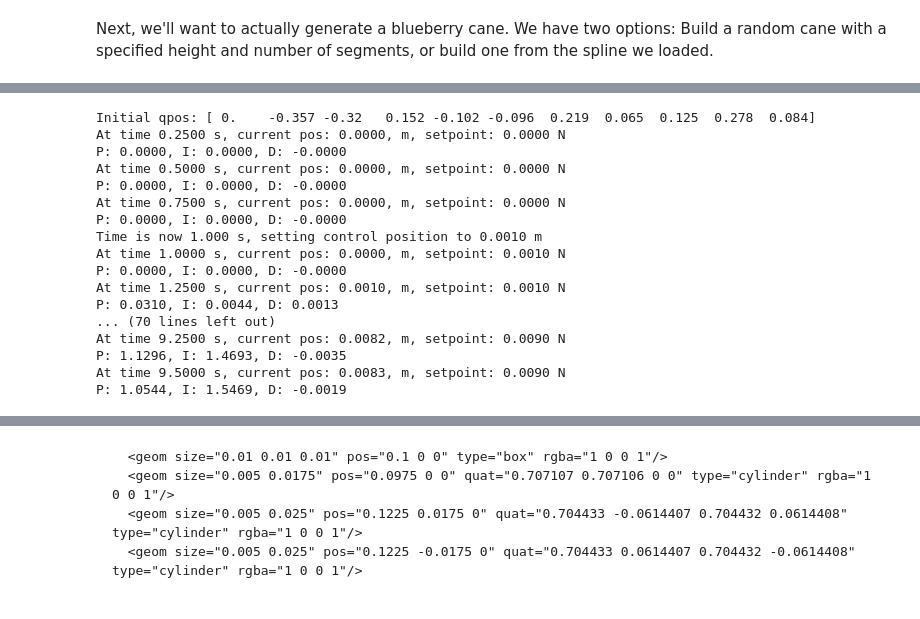
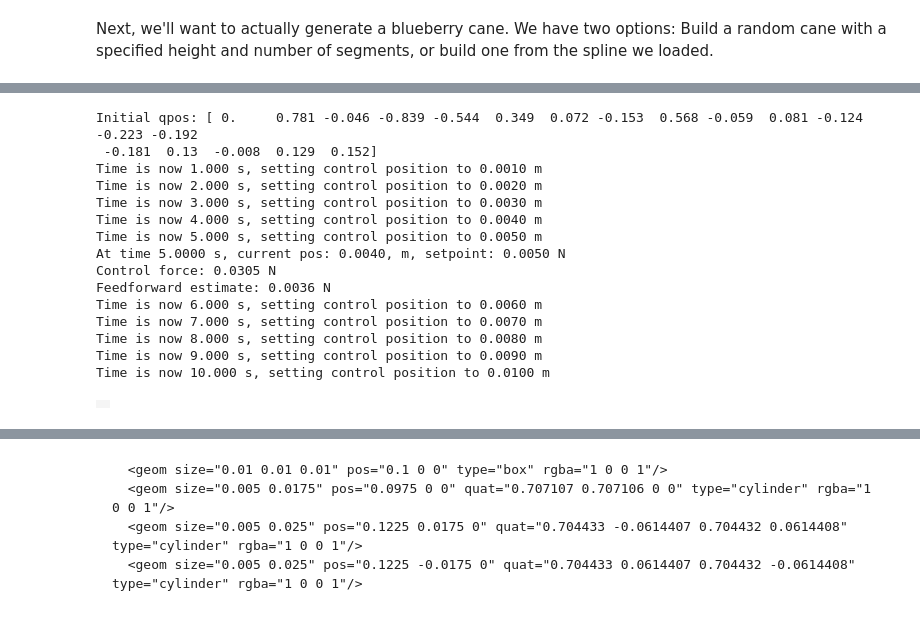
Before and after one commit to Intelligent-Machines-and-Materials-Lab/MuJoCoBlueberryModeling, a Jupyter notebook: src/branchSim.ipynb, the cells around one changed output, grey strips where cells are left out. Saved outputs shown, nothing was run; the diff lists cells and outputs as text; code cells hidden in the pictures.

```diff
--- a/src/branchSim.ipynb
+++ b/src/branchSim.ipynb
@@ -467,7 +503,7 @@ with open('../urdf/branch_base.xml', 'r') as f:
 
 editor = CaneEditor(branch_xml)
 USING_PROBE = True
-PROBE_HEIGHT = 0.42
+PROBE_HEIGHT = 0.6
 # %%
 # 2a. Run this one for a randomly generated cane.
 # NUM_SEGMENTS = 2
@@ -548,7 +584,7 @@ FRAMERATE = 60      # Frames per second for rendering
 # data.qpos[0] = init_probe_x  # set the initial position of the probe
 # init_probe_pos = contact_qpos[0]
 
-pid = PID(Kp=1500,Ki=100, Kd=50, output_limits=(-10, 50)) # with a feedforward controller
+pid = PID(Kp=3000,Ki=500, Kd=350, output_limits=(-10, 50)) # with a feedforward controller
 # pid = PID(Kp=150,Ki=20, Kd=10, output_limits=(-10, 50)) # without a feedforward controller
 
 # simulation-specific settings
@@ -563,7 +599,7 @@ datacap_rate = 100 # Hz
 CTRL_POS = 0 # 1 mm
 pid.setpoint = 0
 CTRL_POS_UPDATE_RATE = 1 # s
-CTRL_PRINT_UPDATE_RATE = 0.25 # s
+CTRL_PRINT_UPDATE_RATE = 5 # s
 
 # variables to put data into lists for later plotting
 timevals = []
@@ -598,7 +634,8 @@ with mujoco.Renderer(model, width=640, height=480) as renderer:
     if time_since_last_print_update >= CTRL_PRINT_UPDATE_RATE:
       time_since_last_print_update = 0.0
       print(f"At time {data.time:.4f} s, current pos: {current_position:.4f}, m, setpoint: {pid.setpoint:.4f} N")
-      print(f"P: {pid._proportional:.4f}, I: {pid._integral:.4f}, D: {pid._derivative:.4f}")
+      # print(f"P: {pid._proportional:.4f}, I: {pid._integral:.4f}, D: {pid._derivative:.4f}")
+      print(f"Control force: {ctrl_force:.4f} N")
       print(f"Feedforward estimate: {feedforward_cont:.4f} N")
 
     # step the simulation
@@ -627,49 +664,48 @@ with mujoco.Renderer(model, width=640, height=480) as renderer:
             # Get the body names
             body1 = model.body(body1_id).name
             body2 = model.body(body2_id).name
             # Check if this contact includes the probe_link
             if "probe_link" in [body1, body2]:
                 # Get the contact force (6D: [fx, fy, fz, tx, ty, tz])
                 force = np.zeros(6)
                 mujoco.mj_contactForce(model, data, i, force)
                 # Rotate the force into the world frame from the contact frame
                 R = np.array(contact.frame).reshape(3,3)
                 force_world = R @ force[:3]
                 # Add the x-component (force[0]) in the contact frame
                 x_force += force_world[0]
         contact_x_forces.append(x_force)
       else:
         contact_x_forces.append(0.0)
 
     # -- frame rendering --
     if len(frames_stepped) < data.time*FRAMERATE:
       renderer.update_scene(data)
       pixels = renderer.render()
       frames_stepped.append(pixels)
 
     time_since_last_ctrl_update += model.opt.timestep
     time_since_last_print_update += model.opt.timestep
 
 # frames = frames_preprocess + frames_stepped
 media.show_video(frames_stepped, fps=FRAMERATE)
 # %% [output]
-Initial qpos: [ 0.    -0.357 -0.32   0.152 -0.102 -0.096  0.219  0.065  0.125  0.278  0.084]
-At time 0.2500 s, current pos: 0.0000, m, setpoint: 0.0000 N
-P: 0.0000, I: 0.0000, D: -0.0000
-At time 0.5000 s, current pos: 0.0000, m, setpoint: 0.0000 N
-P: 0.0000, I: 0.0000, D: -0.0000
-At time 0.7500 s, current pos: 0.0000, m, setpoint: 0.0000 N
-P: 0.0000, I: 0.0000, D: -0.0000
+Initial qpos: [ 0.     0.781 -0.046 -0.839 -0.544  0.349  0.072 -0.153  0.568 -0.059  0.081 -0.124 -0.223 -0.192
+ -0.181  0.13  -0.008  0.129  0.152]
 Time is now 1.000 s, setting control position to 0.0010 m
-At time 1.0000 s, current pos: 0.0000, m, setpoint: 0.0010 N
-P: 0.0000, I: 0.0000, D: -0.0000
-At time 1.2500 s, current pos: 0.0010, m, setpoint: 0.0010 N
-P: 0.0310, I: 0.0044, D: 0.0013
-... (70 lines left out)
-At time 9.2500 s, current pos: 0.0082, m, setpoint: 0.0090 N
-P: 1.1296, I: 1.4693, D: -0.0035
-At time 9.5000 s, current pos: 0.0083, m, setpoint: 0.0090 N
-P: 1.0544, I: 1.5469, D: -0.0019
+Time is now 2.000 s, setting control position to 0.0020 m
+Time is now 3.000 s, setting control position to 0.0030 m
+Time is now 4.000 s, setting control position to 0.0040 m
+Time is now 5.000 s, setting control position to 0.0050 m
+At time 5.0000 s, current pos: 0.0040, m, setpoint: 0.0050 N
+Control force: 0.0305 N
+Feedforward estimate: 0.0036 N
+Time is now 6.000 s, setting control position to 0.0060 m
+Time is now 7.000 s, setting control position to 0.0070 m
+Time is now 8.000 s, setting control position to 0.0080 m
+Time is now 9.000 s, setting control position to 0.0090 m
+Time is now 10.000 s, setting control position to 0.0100 m
+|  |
 # %%
 dpi = 120
 width = 1200
```
Also changed, not shown: parts of 6 cells of this notebook, 2 other files.
